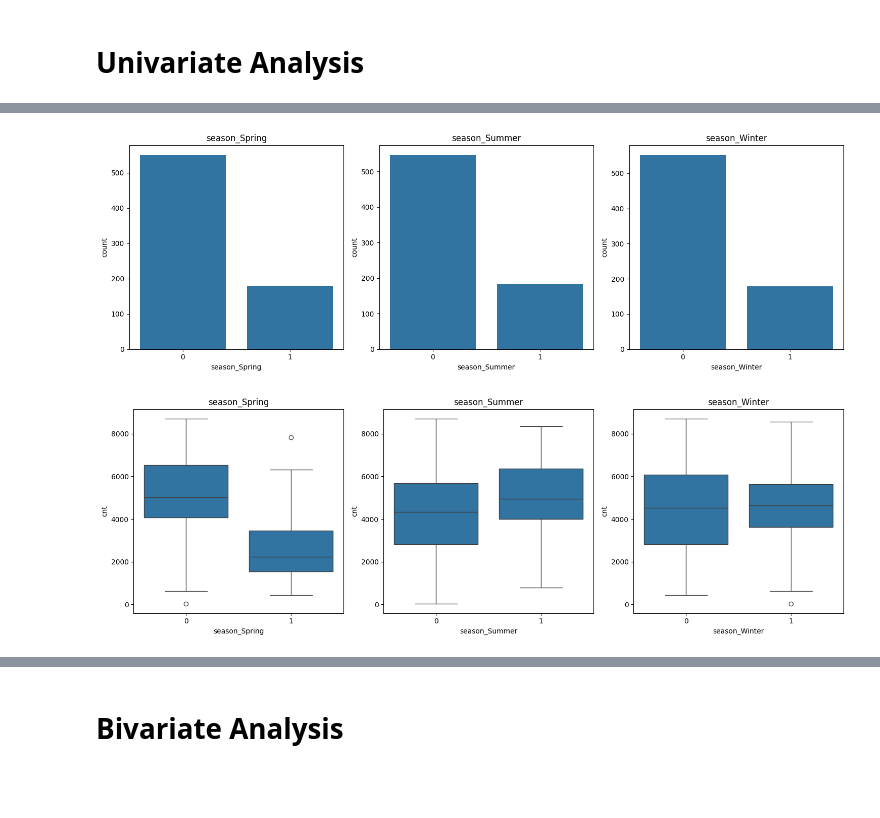
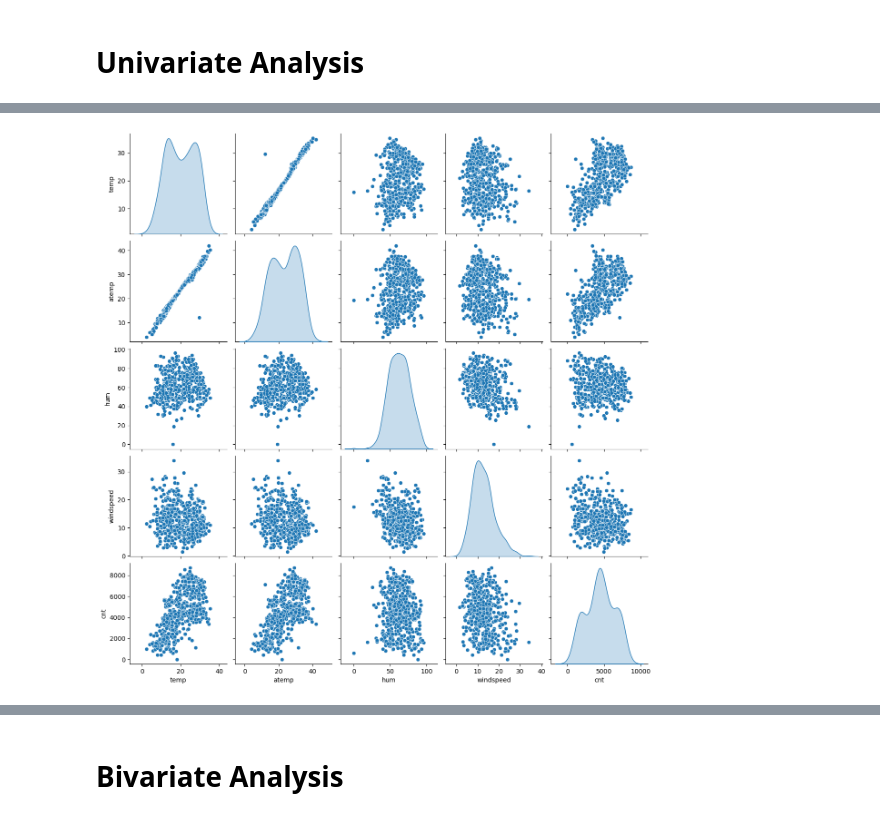
Before and after one commit to Geevanandam/BikeSharingAssignment, a Jupyter notebook: BikeSharingAssignment_Geeva.ipynb, the cells around one changed output, grey strips where cells are left out. Saved outputs shown, nothing was run; the diff lists cells and outputs as text; code cells hidden in the pictures; blank space fills up the shorter version.

```diff
--- a/BikeSharingAssignment_Geeva.ipynb
+++ b/BikeSharingAssignment_Geeva.ipynb
@@ -182,35 +239,13 @@ plt.show()
-# %%
-# @title Bar Charts
-
-fig, axes = plt.subplots(1, 3, figsize=(15, 5))  # 1 row, 3 columns for subplots
-sns.countplot(x='season_Spring', data=df, ax=axes[0])
-sns.countplot(x='season_Summer', data=df, ax=axes[1])
-sns.countplot(x='season_Winter', data=df, ax=axes[2])
-
-axes[0].set_title('season_Spring')
-axes[1].set_title('season_Summer')
-axes[2].set_title('season_Winter')
-
-plt.tight_layout()
-plt.show()
-# %% [output]
-[figure, removed]
-# %%
-# @title Box Plots
-
-fig, axes = plt.subplots(1, 3, figsize=(15, 5))  # 1 row, 3 columns for subplots
-
-# Create boxplots for each season
-sns.boxplot(x='season_Spring', y='cnt', data=df, ax=axes[0])
-sns.boxplot(x='season_Summer', y='cnt', data=df, ax=axes[1])
-sns.boxplot(x='season_Winter', y='cnt', data=df, ax=axes[2])
-
-# Customize the plots as needed
-axes[0].set_title('season_Spring')
-axes[1].set_title('season_Summer')
-axes[2].set_title('season_Winter')
-
-plt.tight_layout()  # Adjust spacing between subplots
-plt.show()
-# %% [output]
-[figure, removed]
+# %%
+# @title PairPlot:
+# Let us begin with Pair plot of numeric variables
+
+bikedf_train.columns
+
+#Create a new dataframe with only numeric variables and prpare a pairplot for observation
+bikedf_num=bikedf_train[[ 'temp', 'atemp', 'hum', 'windspeed','cnt']]
+
+sns.pairplot(bikedf_num, diag_kind='kde')
+plt.show()
+# %% [output]
+[figure, added]
```
Also changed, not shown: parts of 24 cells of this notebook.
